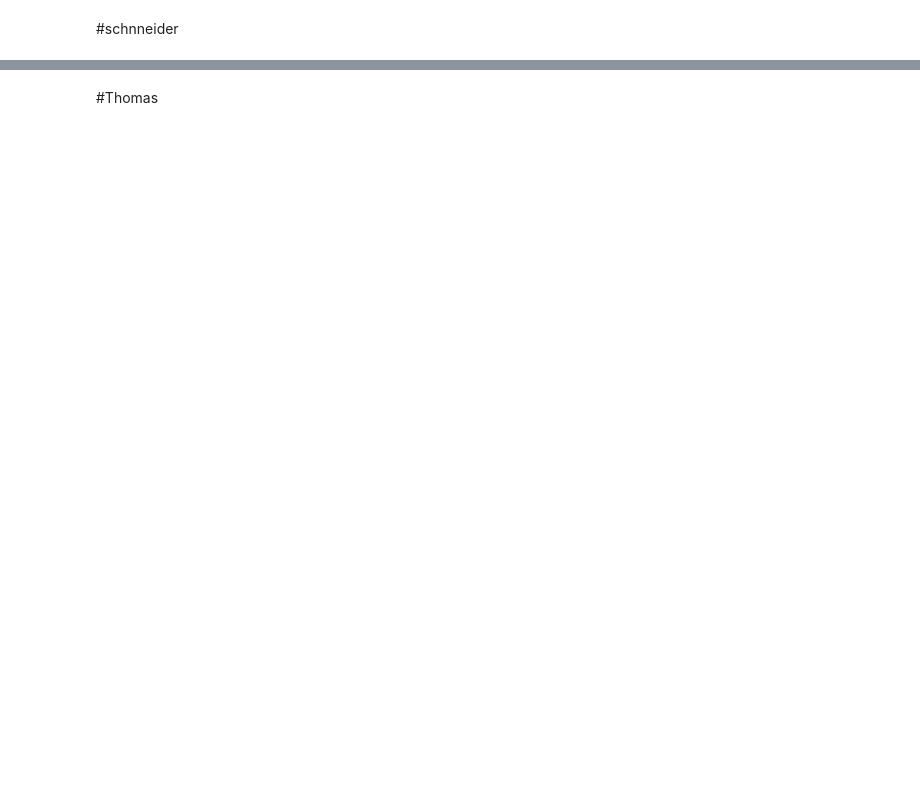
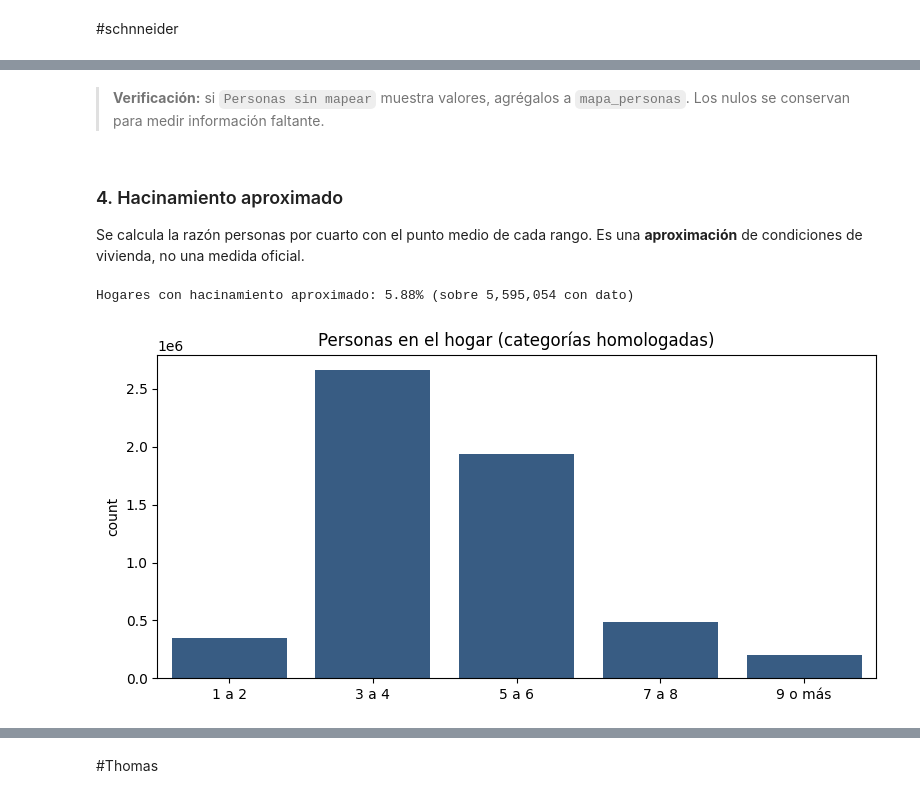
Before and after one commit to schnneider-utp/analisis-icfes, a Jupyter notebook: analisis_de_datos_icfes.ipynb, the cells around one changed output, grey strips where cells are left out. Cells and saved outputs as stored; diff of their text form; code cells hidden in the pictures; blank space fills up the shorter version.

```diff
--- a/analisis_de_datos_icfes.ipynb
+++ b/analisis_de_datos_icfes.ipynb
@@ -183,0 +1241,32 @@ Length: 34, dtype: str
+# %% [markdown]
+> **Verificación:** si `Personas sin mapear` muestra valores, agrégalos a `mapa_personas`. Los nulos se conservan para medir información faltante.
+# %% [markdown]
+### 4. Hacinamiento aproximado
+Se calcula la razón personas por cuarto con el punto medio de cada rango. Es una **aproximación** de condiciones de vivienda, no una medida oficial.
+# %%
+# 0. Importaciones requeridas para visualización
+import matplotlib.pyplot as plt
+import seaborn as sns
+
+# 1. Punto medio de cada rango de personas
+medio = {"1 a 2": 1.5, "3 a 4": 3.5, "5 a 6": 5.5, "7 a 8": 7.5, "9 o más": 9.5}
+num_cuartos = {"Uno": 1, "Dos": 2, "Tres": 3, "Cuatro": 4, "Cinco": 5, "Seis o más": 6}
+
+df_o["pers_num"] = df_o["personas_hogar"].map(medio)
+df_o["cuartos_num"] = df_o["cuartos_hogar"].map(num_cuartos)
+df_o["pers_por_cuarto"] = df_o["pers_num"] / df_o["cuartos_num"]
+
+# 2. Hacinamiento: más de 3 personas por cuarto (criterio usado en vivienda)
+df_o["hacinamiento"] = df_o["pers_por_cuarto"] > 3
+print(f"Hogares con hacinamiento aproximado: {df_o['hacinamiento'].mean()*100:.2f}% "
+      f"(sobre {df_o['pers_por_cuarto'].notna().sum():,} con dato)")
+
+# 3. Gráfico de personas por hogar
+orden_pers = ["1 a 2", "3 a 4", "5 a 6", "7 a 8", "9 o más"]
+plt.figure(figsize=(8, 4))
+sns.countplot(data=df_o, x="personas_hogar", order=orden_pers, color="#2b5c8f")
+plt.title("Personas en el hogar (categorías homologadas)")
+plt.xlabel(""); plt.tight_layout(); plt.show()
+# %% [output]
+Hogares con hacinamiento aproximado: 5.88% (sobre 5,595,054 con dato)
+[figure, added]
```
Also changed, not shown: parts of 63 cells of this notebook, 1 other file.
